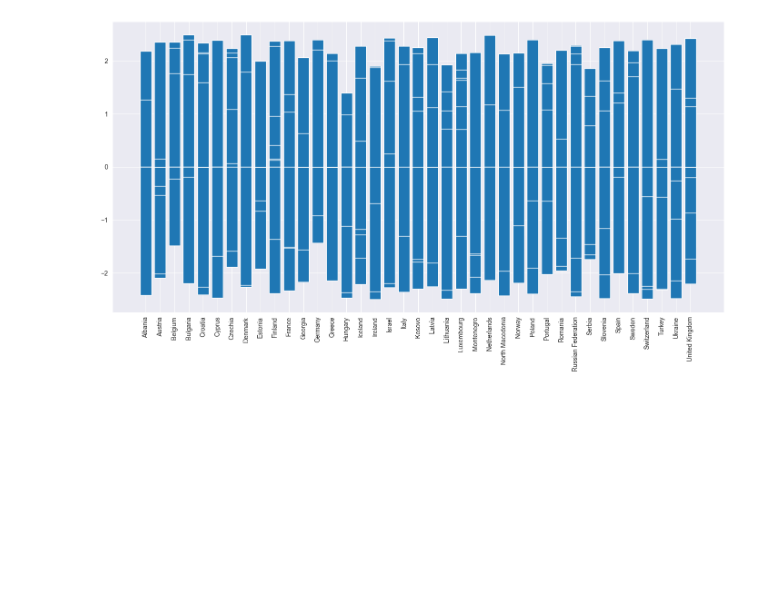
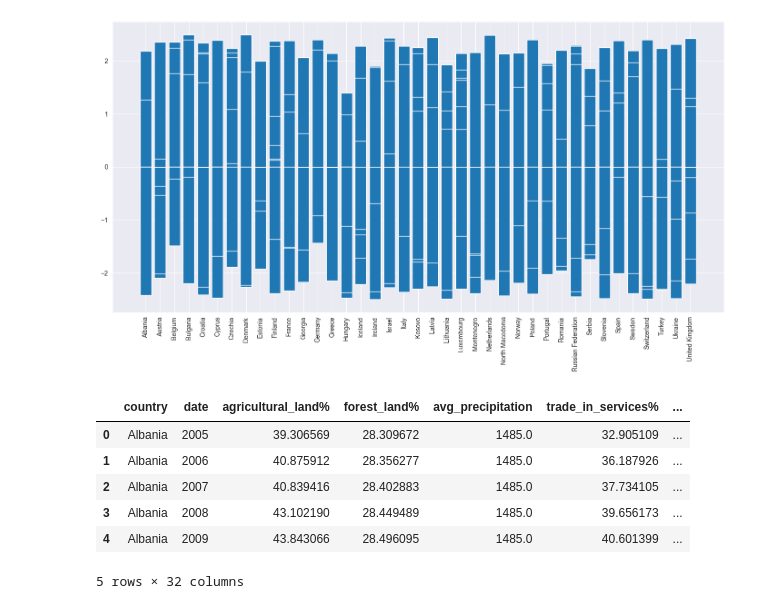
Before and after one commit to gonlyplease/corruption_analysis_europe, a Jupyter notebook: notebooks/exploring_world_bank.ipynb, the cells around one changed output. Drawn from its saved outputs; the diff is of its cells as text; code cells hidden in the pictures; blank space fills up the shorter version.

```diff
--- a/notebooks/exploring_world_bank.ipynb
+++ b/notebooks/exploring_world_bank.ipynb
@@ -90,3 +90,14 @@ plt.tight_layout()
 plt.show()
 # %% [output]
 [figure]
+# %%
+world_bank_data['date'] = pd.to_datetime(world_bank_data['date']).dt.strftime('%Y')
+world_bank_data.head()
+# %% [output]
+|  | country | date | agricultural_land% | forest_land% | avg_precipitation | trade_in_services% | ... |
+| 0 | Albania | 2005 | 39.306569 | 28.309672 | 1485.0 | 32.905109 | ... |
+| 1 | Albania | 2006 | 40.875912 | 28.356277 | 1485.0 | 36.187926 | ... |
+| 2 | Albania | 2007 | 40.839416 | 28.402883 | 1485.0 | 37.734105 | ... |
+| 3 | Albania | 2008 | 43.102190 | 28.449489 | 1485.0 | 39.656173 | ... |
+| 4 | Albania | 2009 | 43.843066 | 28.496095 | 1485.0 | 40.601399 | ... |
+5 rows × 32 columns
```
Also changed, not shown: parts of 1 cell of this notebook, 3 other files.
